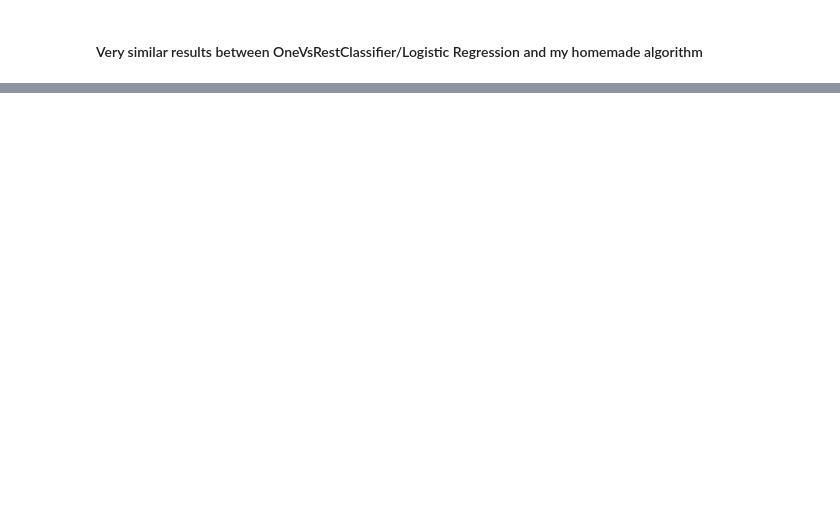
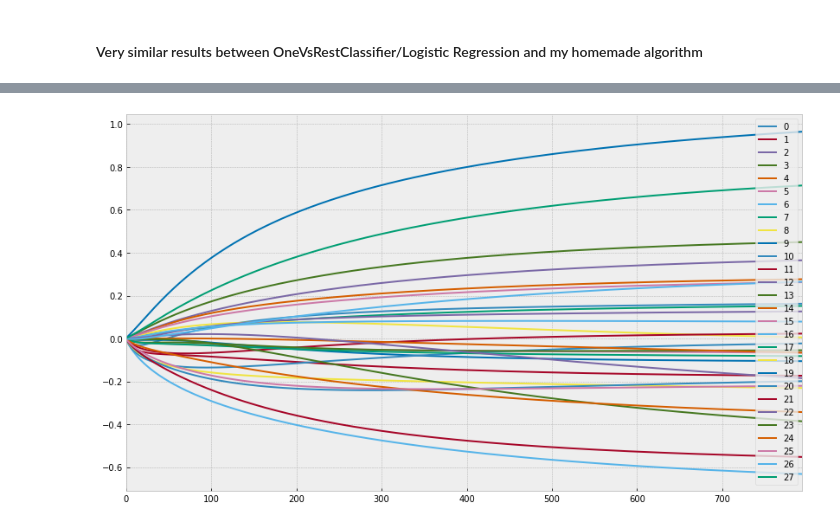
Before and after one commit to MichaelNormandyGavin/contraceptive, a Jupyter notebook: Contraceptive Study Classification.ipynb, the cells around one changed output, grey strips where cells are left out. Drawn from its saved outputs; the diff is of its cells as text; code cells hidden in the pictures; blank space fills up the shorter version.

```diff
--- a/Contraceptive Study Classification.ipynb
+++ b/Contraceptive Study Classification.ipynb
@@ -785,0 +789,7 @@ auc_scores_ovrc
+# %%
+list_of_dfs = [gradient_descent(features_matrix,targets_matrix[:,i],full_history=True) for i in range(targets_matrix.shape[1])]
+# %%
+list_of_dfs[0].iloc[:,:-3].plot(subplots=False,figsize=(14,8))
+plt.show()
+# %% [output]
+[figure, added]
```
Also changed, not shown: parts of 43 cells of this notebook, 2 other files.
